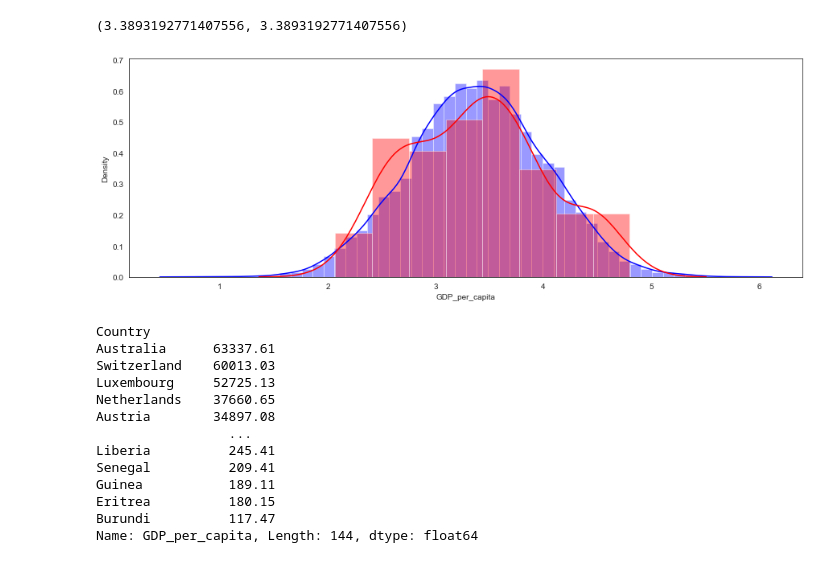
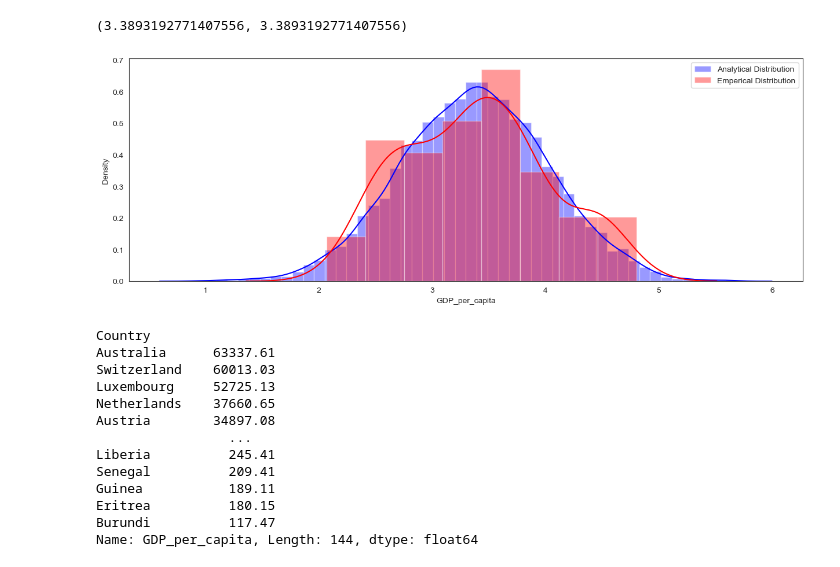
Before and after one commit to fadesere/BSIP_Assignment_2_Students, a Jupyter notebook: stats_asn_2_start.ipynb, the cells around one changed output. Drawn from its saved outputs; the diff is of its cells as text; code cells hidden in the pictures.

Commit message:
updater for legend

```diff
--- a/stats_asn_2_start.ipynb
+++ b/stats_asn_2_start.ipynb
@@ -572,11 +573,12 @@ norm.median(), norm.mean()
 (3.3893192771407556, 3.3893192771407556)
 # %%
 #Create a histogram - We will take our new distribution and create some random values mirroring that
-sns.distplot(norm.rvs(size=10000), color="blue")
-sns.distplot(log_gddpc, color="red")
+sns.distplot(norm.rvs(size=10000), color="blue",label="Analytical Distribution")
+sns.distplot(log_gddpc, color="red",label="Emperical Distribution")
+c=plt.legend()
 plt.show()
 # %% [output]
-[figure, old version]
+[figure, new version]
 # %%
 gddpc = np.power(10, log_gddpc) # what's the data look like before log10
 gddpc
```
Also changed, not shown: parts of 14 cells of this notebook.
